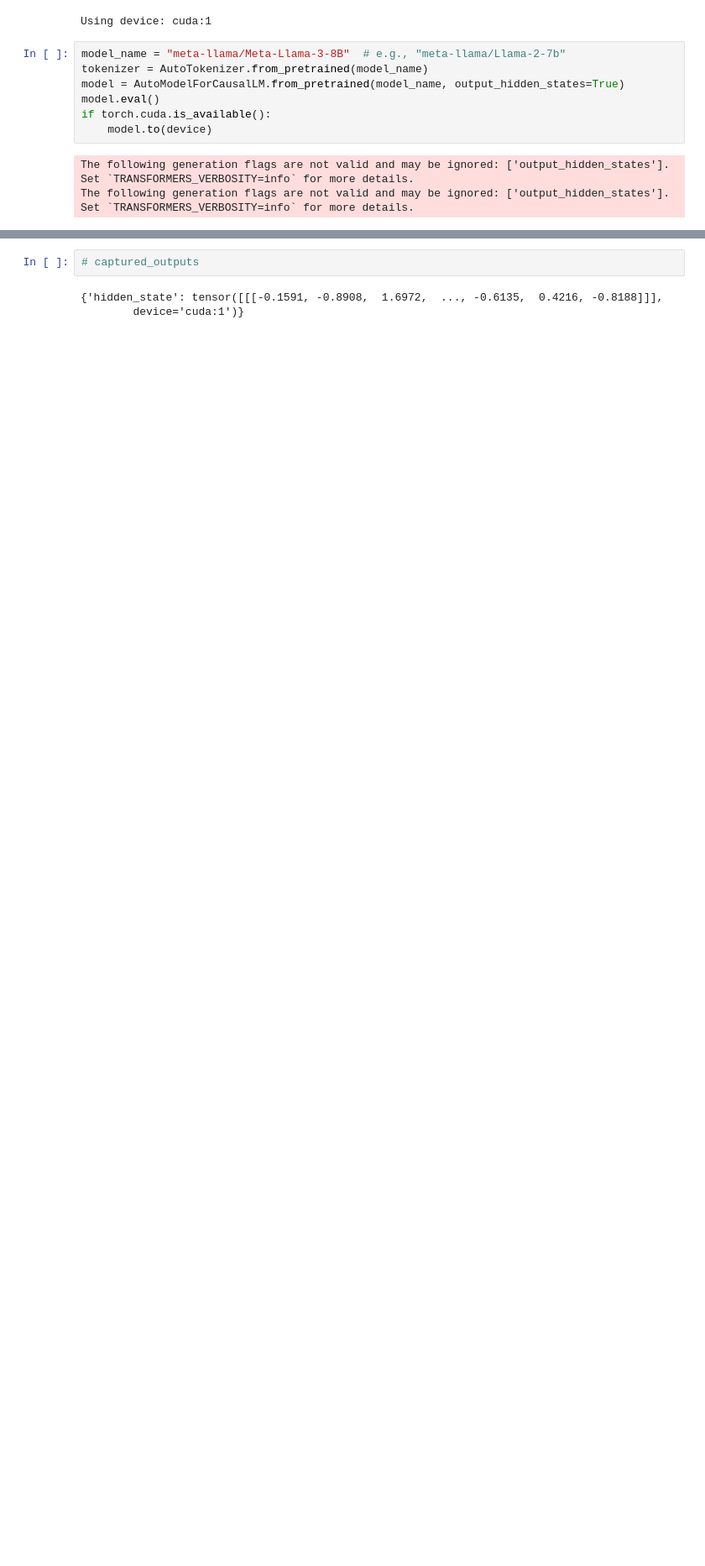
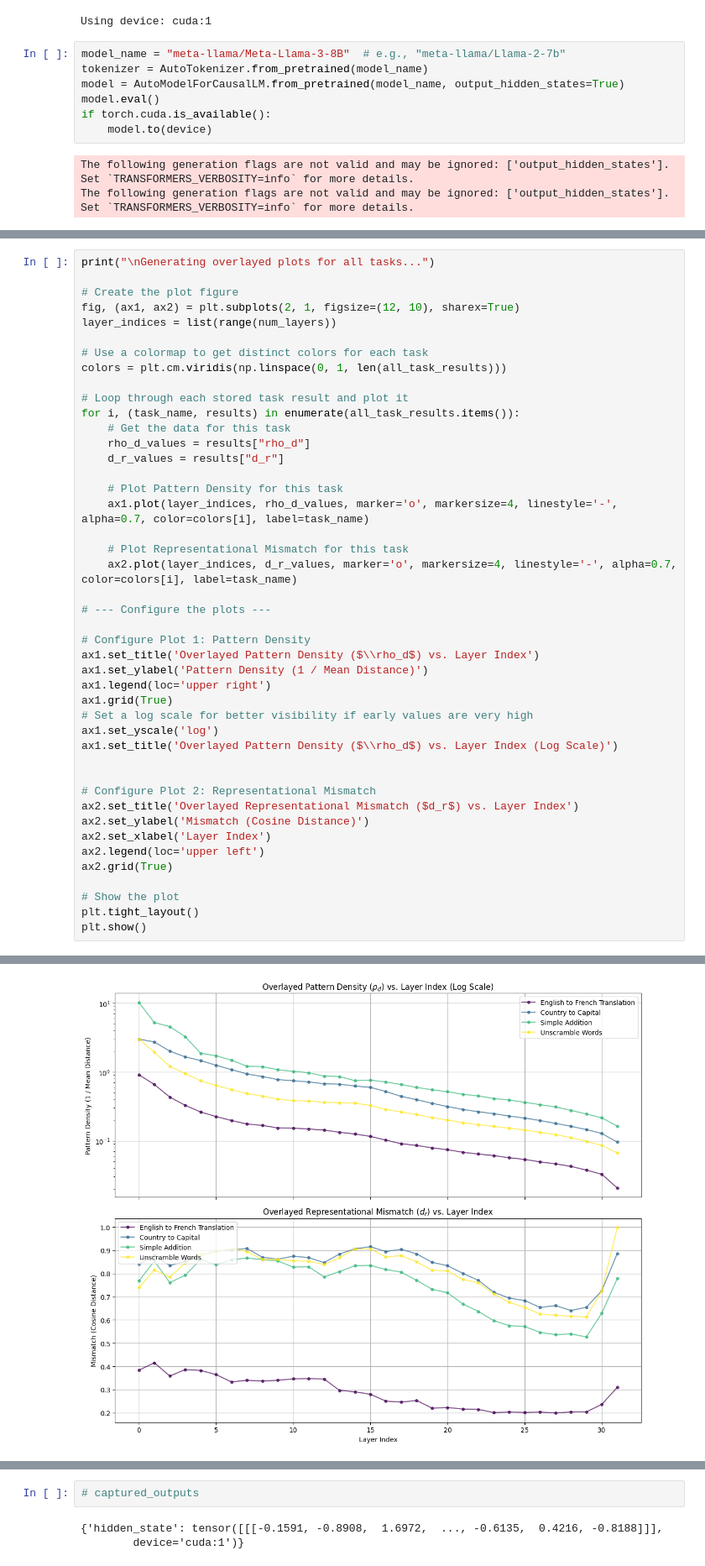
Before and after one commit to eeen17/ucct, a Jupyter notebook: explore.ipynb, the cells around one changed output, grey strips where cells are left out. Shown at 84% size. Saved outputs shown, nothing was run; the diff lists cells and outputs as text; blank space fills up the shorter version.

```diff
--- a/explore.ipynb
+++ b/explore.ipynb
@@ -23,0 +193,45 @@ The following generation flags are not valid and may be ignored: ['output_hidden
+# %%
+print("\nGenerating overlayed plots for all tasks...")
+
+# Create the plot figure
+fig, (ax1, ax2) = plt.subplots(2, 1, figsize=(12, 10), sharex=True)
+layer_indices = list(range(num_layers))
+
+# Use a colormap to get distinct colors for each task
+colors = plt.cm.viridis(np.linspace(0, 1, len(all_task_results)))
+
+# Loop through each stored task result and plot it
+for i, (task_name, results) in enumerate(all_task_results.items()):
+    # Get the data for this task
+    rho_d_values = results["rho_d"]
+    d_r_values = results["d_r"]
+
+    # Plot Pattern Density for this task
+    ax1.plot(layer_indices, rho_d_values, marker='o', markersize=4, linestyle='-', alpha=0.7, color=colors[i], label=task_name)
+
+    # Plot Representational Mismatch for this task
+    ax2.plot(layer_indices, d_r_values, marker='o', markersize=4, linestyle='-', alpha=0.7, color=colors[i], label=task_name)
+
+# --- Configure the plots ---
+
+# Configure Plot 1: Pattern Density
+ax1.set_title('Overlayed Pattern Density ($\\rho_d$) vs. Layer Index')
+ax1.set_ylabel('Pattern Density (1 / Mean Distance)')
+ax1.legend(loc='upper right')
+ax1.grid(True)
+# Set a log scale for better visibility if early values are very high
+ax1.set_yscale('log')
+ax1.set_title('Overlayed Pattern Density ($\\rho_d$) vs. Layer Index (Log Scale)')
+
+
+# Configure Plot 2: Representational Mismatch
+ax2.set_title('Overlayed Representational Mismatch ($d_r$) vs. Layer Index')
+ax2.set_ylabel('Mismatch (Cosine Distance)')
+ax2.set_xlabel('Layer Index')
+ax2.legend(loc='upper left')
+ax2.grid(True)
+
+# Show the plot
+plt.tight_layout()
+plt.show()
+# %% [output]
@@ -23,0 +239 @@ The following generation flags are not valid and may be ignored: ['output_hidden
+[figure, added]
```
Also changed, not shown: parts of 4 cells of this notebook.
